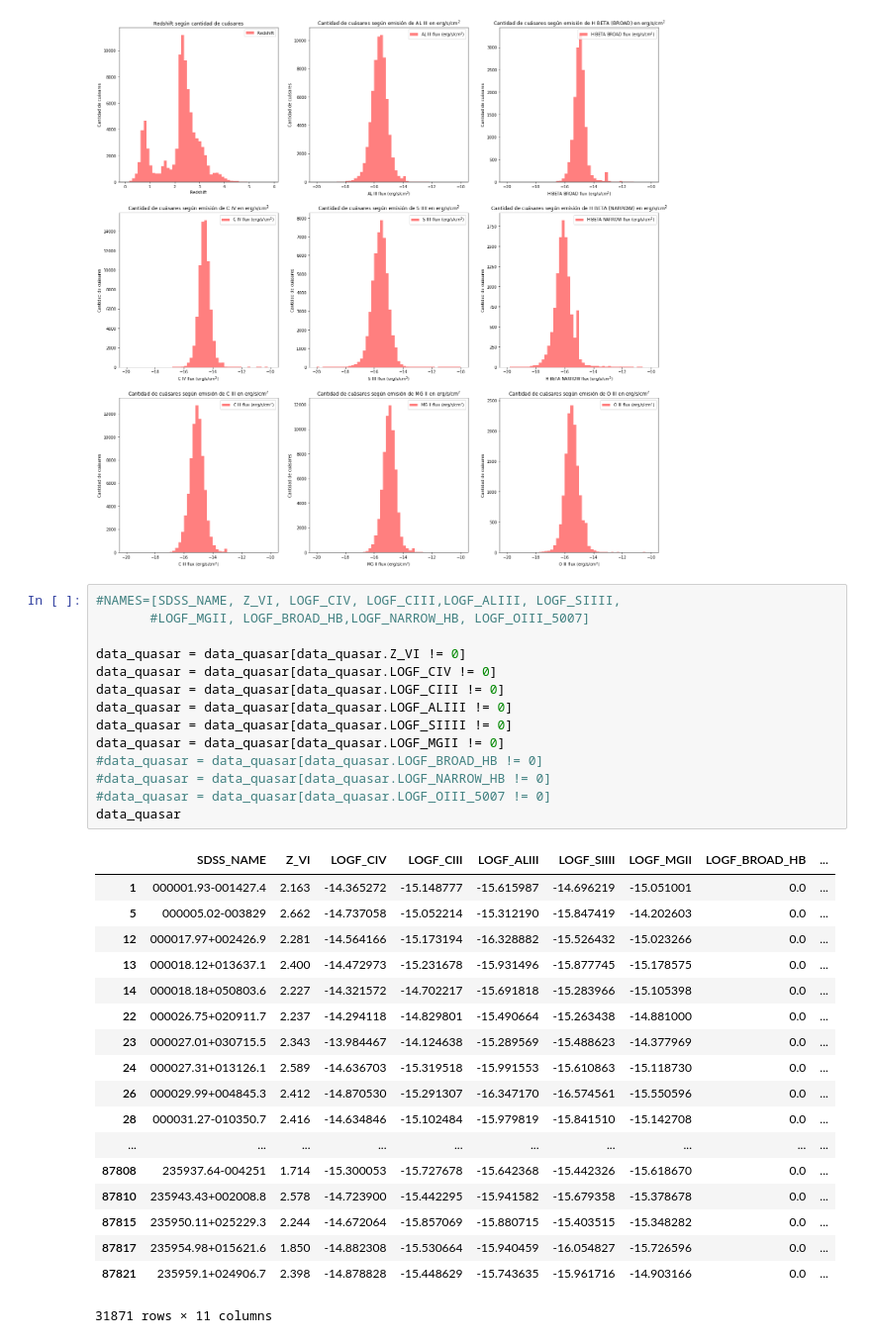
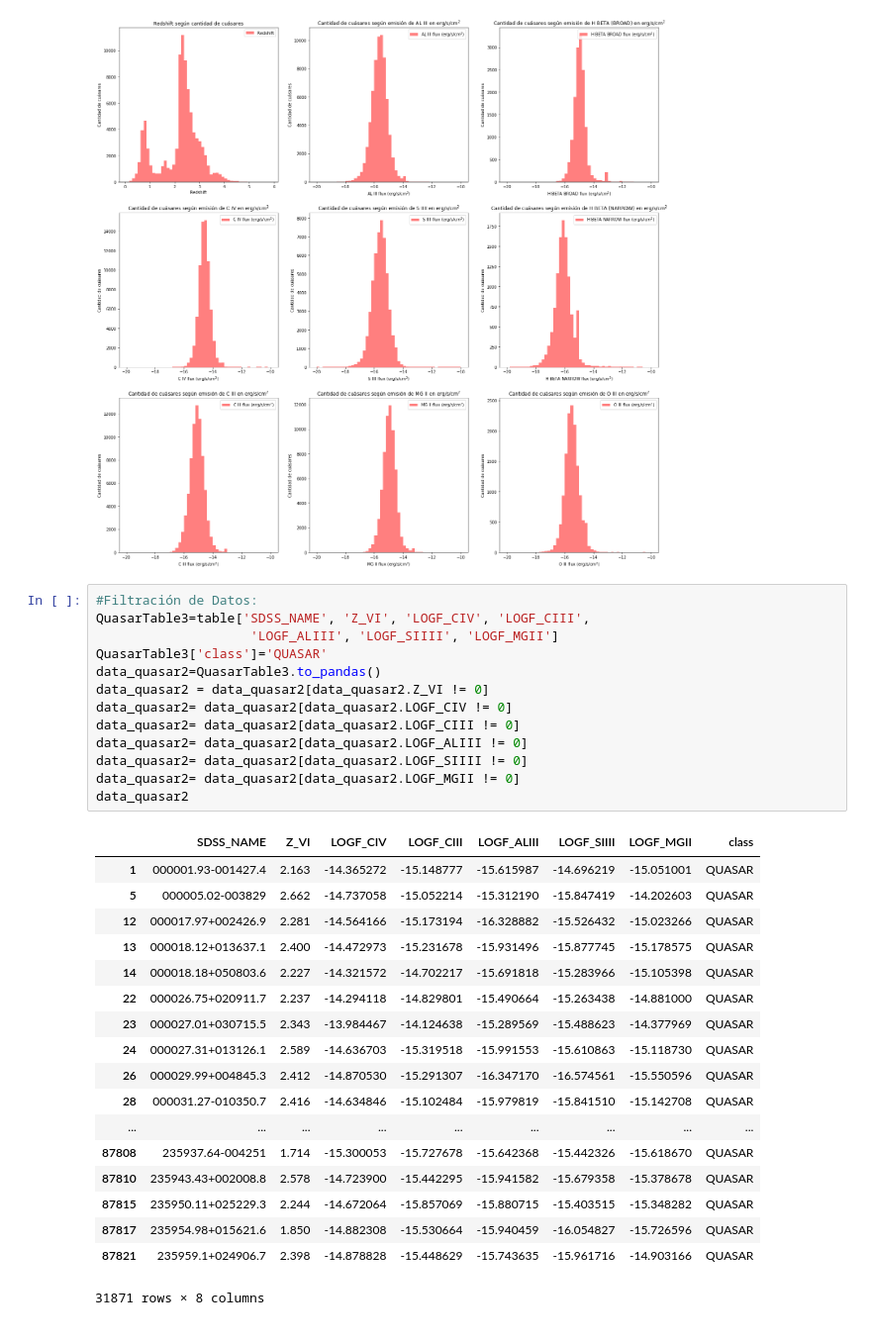
Before and after one commit to astrodatos/proyecto_aape, a Jupyter notebook: proyecto_AAPE.ipynb, the cells around one changed output. Shown at 99% size. Saved outputs shown, nothing was run; the diff lists cells and outputs as text.

```diff
--- a/proyecto_AAPE.ipynb
+++ b/proyecto_AAPE.ipynb
@@ -249,37 +245,36 @@ ax[2,2].legend(loc='best')
 # %% [output]
 <matplotlib.legend.Legend at 0x...>
 [figure]
-# %%
-#NAMES=[SDSS_NAME, Z_VI, LOGF_CIV, LOGF_CIII,LOGF_ALIII, LOGF_SIIII,
-       #LOGF_MGII, LOGF_BROAD_HB,LOGF_NARROW_HB, LOGF_OIII_5007]
-
-data_quasar = data_quasar[data_quasar.Z_VI != 0]
-data_quasar = data_quasar[data_quasar.LOGF_CIV != 0]
-data_quasar = data_quasar[data_quasar.LOGF_CIII != 0]
-data_quasar = data_quasar[data_quasar.LOGF_ALIII != 0]
-data_quasar = data_quasar[data_quasar.LOGF_SIIII != 0]
-data_quasar = data_quasar[data_quasar.LOGF_MGII != 0]
-#data_quasar = data_quasar[data_quasar.LOGF_BROAD_HB != 0]
-#data_quasar = data_quasar[data_quasar.LOGF_NARROW_HB != 0]
-#data_quasar = data_quasar[data_quasar.LOGF_OIII_5007 != 0]
-data_quasar
-# %% [output]
-|  | SDSS_NAME | Z_VI | LOGF_CIV | LOGF_CIII | LOGF_ALIII | LOGF_SIIII | LOGF_MGII | LOGF_BROAD_HB | ... |
-| 1 | 000001.93-001427.4 | 2.163 | -14.365272 | -15.148777 | -15.615987 | -14.696219 | -15.051001 | 0.0 | ... |
-| 5 | 000005.02-003829 | 2.662 | -14.737058 | -15.052214 | -15.312190 | -15.847419 | -14.202603 | 0.0 | ... |
-| 12 | 000017.97+002426.9 | 2.281 | -14.564166 | -15.173194 | -16.328882 | -15.526432 | -15.023266 | 0.0 | ... |
-| 13 | 000018.12+013637.1 | 2.400 | -14.472973 | -15.231678 | -15.931496 | -15.877745 | -15.178575 | 0.0 | ... |
-| 14 | 000018.18+050803.6 | 2.227 | -14.321572 | -14.702217 | -15.691818 | -15.283966 | -15.105398 | 0.0 | ... |
-| 22 | 000026.75+020911.7 | 2.237 | -14.294118 | -14.829801 | -15.490664 | -15.263438 | -14.881000 | 0.0 | ... |
-| 23 | 000027.01+030715.5 | 2.343 | -13.984467 | -14.124638 | -15.289569 | -15.488623 | -14.377969 | 0.0 | ... |
-| 24 | 000027.31+013126.1 | 2.589 | -14.636703 | -15.319518 | -15.991553 | -15.610863 | -15.118730 | 0.0 | ... |
-| 26 | 000029.99+004845.3 | 2.412 | -14.870530 | -15.291307 | -16.347170 | -16.574561 | -15.550596 | 0.0 | ... |
-| 28 | 000031.27-010350.7 | 2.416 | -14.634846 | -15.102484 | -15.979819 | -15.841510 | -15.142708 | 0.0 | ... |
-| ... | ... | ... | ... | ... | ... | ... | ... | ... | ... |
-| 87808 | 235937.64-004251 | 1.714 | -15.300053 | -15.727678 | -15.642368 | -15.442326 | -15.618670 | 0.0 | ... |
-| 87810 | 235943.43+002008.8 | 2.578 | -14.723900 | -15.442295 | -15.941582 | -15.679358 | -15.378678 | 0.0 | ... |
-| 87815 | 235950.11+025229.3 | 2.244 | -14.672064 | -15.857069 | -15.880715 | -15.403515 | -15.348282 | 0.0 | ... |
-| 87817 | 235954.98+015621.6 | 1.850 | -14.882308 | -15.530664 | -15.940459 | -16.054827 | -15.726596 | 0.0 | ... |
-| 87821 | 235959.1+024906.7 | 2.398 | -14.878828 | -15.448629 | -15.743635 | -15.961716 | -14.903166 | 0.0 | ... |
-31871 rows × 11 columns
+# %%
+#Filtración de Datos:
+QuasarTable3=table['SDSS_NAME', 'Z_VI', 'LOGF_CIV', 'LOGF_CIII',
+                    'LOGF_ALIII', 'LOGF_SIIII', 'LOGF_MGII']
+QuasarTable3['class']='QUASAR'
+data_quasar2=QuasarTable3.to_pandas()
+data_quasar2 = data_quasar2[data_quasar2.Z_VI != 0]
+data_quasar2= data_quasar2[data_quasar2.LOGF_CIV != 0]
+data_quasar2= data_quasar2[data_quasar2.LOGF_CIII != 0]
+data_quasar2= data_quasar2[data_quasar2.LOGF_ALIII != 0]
+data_quasar2= data_quasar2[data_quasar2.LOGF_SIIII != 0]
+data_quasar2= data_quasar2[data_quasar2.LOGF_MGII != 0]
+data_quasar2
+# %% [output]
+|  | SDSS_NAME | Z_VI | LOGF_CIV | LOGF_CIII | LOGF_ALIII | LOGF_SIIII | LOGF_MGII | class |
+| 1 | 000001.93-001427.4 | 2.163 | -14.365272 | -15.148777 | -15.615987 | -14.696219 | -15.051001 | QUASAR |
+| 5 | 000005.02-003829 | 2.662 | -14.737058 | -15.052214 | -15.312190 | -15.847419 | -14.202603 | QUASAR |
+| 12 | 000017.97+002426.9 | 2.281 | -14.564166 | -15.173194 | -16.328882 | -15.526432 | -15.023266 | QUASAR |
+| 13 | 000018.12+013637.1 | 2.400 | -14.472973 | -15.231678 | -15.931496 | -15.877745 | -15.178575 | QUASAR |
+| 14 | 000018.18+050803.6 | 2.227 | -14.321572 | -14.702217 | -15.691818 | -15.283966 | -15.105398 | QUASAR |
+| 22 | 000026.75+020911.7 | 2.237 | -14.294118 | -14.829801 | -15.490664 | -15.263438 | -14.881000 | QUASAR |
+| 23 | 000027.01+030715.5 | 2.343 | -13.984467 | -14.124638 | -15.289569 | -15.488623 | -14.377969 | QUASAR |
+| 24 | 000027.31+013126.1 | 2.589 | -14.636703 | -15.319518 | -15.991553 | -15.610863 | -15.118730 | QUASAR |
+| 26 | 000029.99+004845.3 | 2.412 | -14.870530 | -15.291307 | -16.347170 | -16.574561 | -15.550596 | QUASAR |
+| 28 | 000031.27-010350.7 | 2.416 | -14.634846 | -15.102484 | -15.979819 | -15.841510 | -15.142708 | QUASAR |
+| ... | ... | ... | ... | ... | ... | ... | ... | ... |
+| 87808 | 235937.64-004251 | 1.714 | -15.300053 | -15.727678 | -15.642368 | -15.442326 | -15.618670 | QUASAR |
+| 87810 | 235943.43+002008.8 | 2.578 | -14.723900 | -15.442295 | -15.941582 | -15.679358 | -15.378678 | QUASAR |
+| 87815 | 235950.11+025229.3 | 2.244 | -14.672064 | -15.857069 | -15.880715 | -15.403515 | -15.348282 | QUASAR |
+| 87817 | 235954.98+015621.6 | 1.850 | -14.882308 | -15.530664 | -15.940459 | -16.054827 | -15.726596 | QUASAR |
+| 87821 | 235959.1+024906.7 | 2.398 | -14.878828 | -15.448629 | -15.743635 | -15.961716 | -14.903166 | QUASAR |
+31871 rows × 8 columns
 # %%
```
Also changed, not shown: parts of 3 cells of this notebook.
